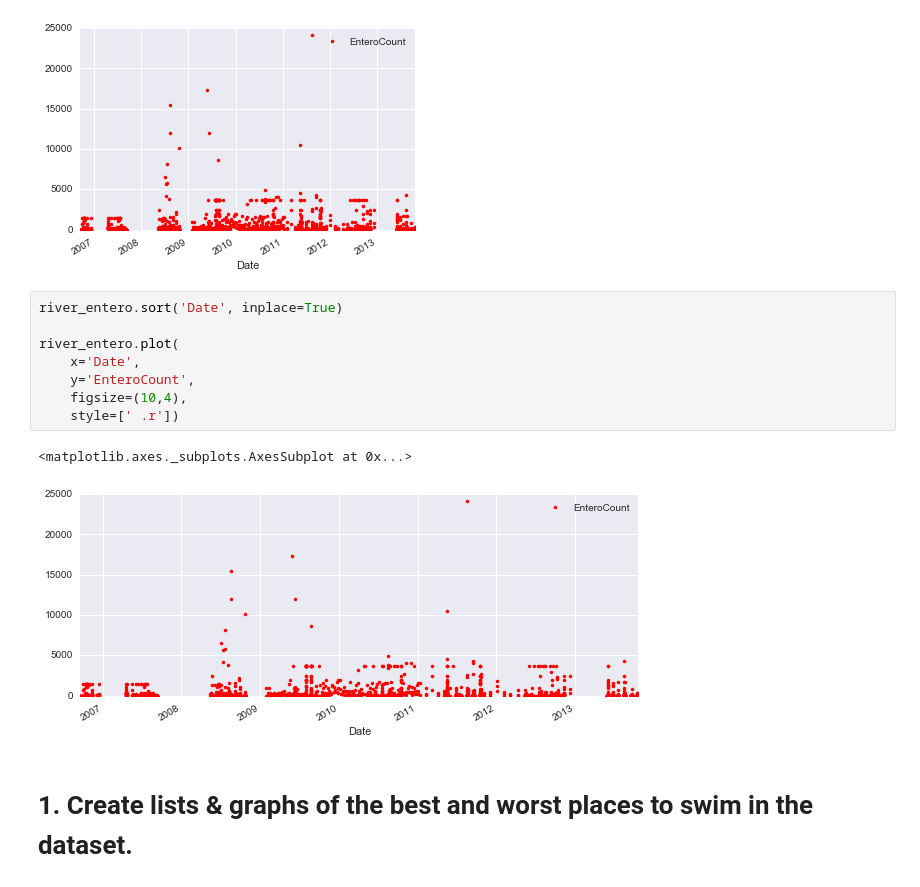
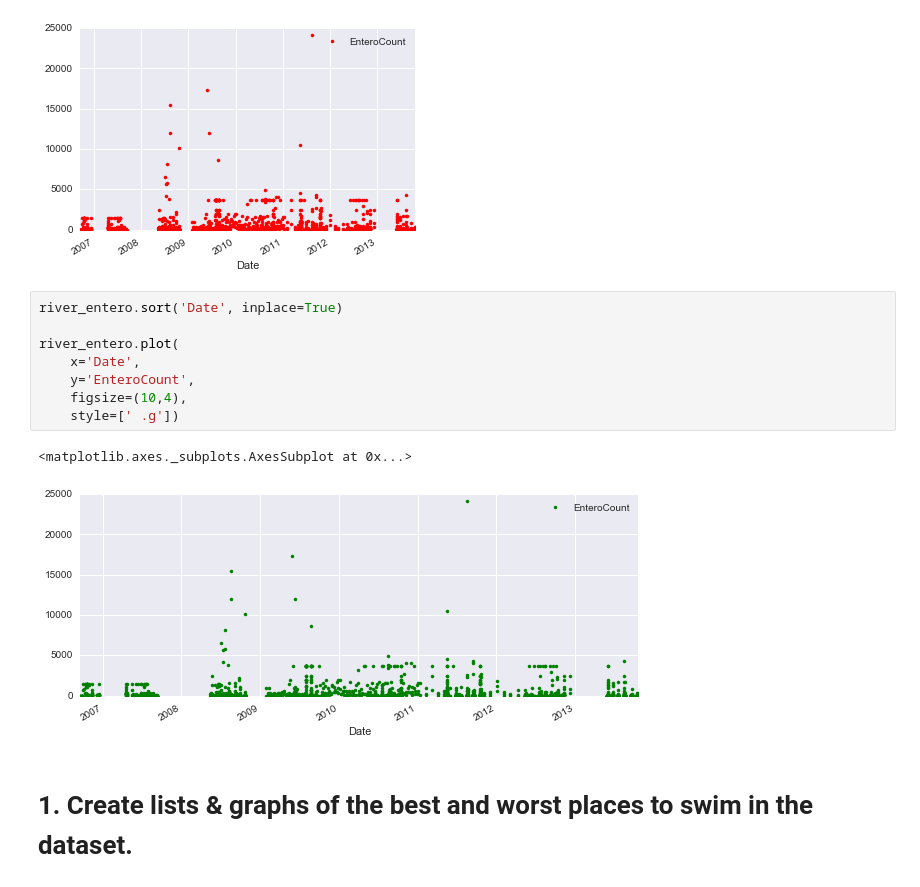
Before and after one commit to jlaurito/CUNY_IS608, a Jupyter notebook: lecture5/hw4_sample/Hudson_River.ipynb, the cells around one changed output. Cells and saved outputs as stored; diff of their text form.

```diff
--- a/lecture5/hw4_sample/Hudson_River.ipynb
+++ b/lecture5/hw4_sample/Hudson_River.ipynb
@@ -138,14 +137,14 @@ river_entero.plot(kind='line', x='Date', y='EnteroCount', style=[' .r'])
 # %%
 river_entero.sort('Date', inplace=True)
 
 river_entero.plot(
     x='Date',
     y='EnteroCount',
     figsize=(10,4),
-    style=[' .r'])
+    style=[' .g'])
 # %% [output]
 <matplotlib.axes._subplots.AxesSubplot at 0x...>
-[figure, old version]
+[figure, new version]
 # %% [markdown]
 # 1. Create lists & graphs of the best and worst places to swim in the dataset.
 # %% [markdown]
```
Also changed, not shown: parts of 7 cells of this notebook, 2 other files.
